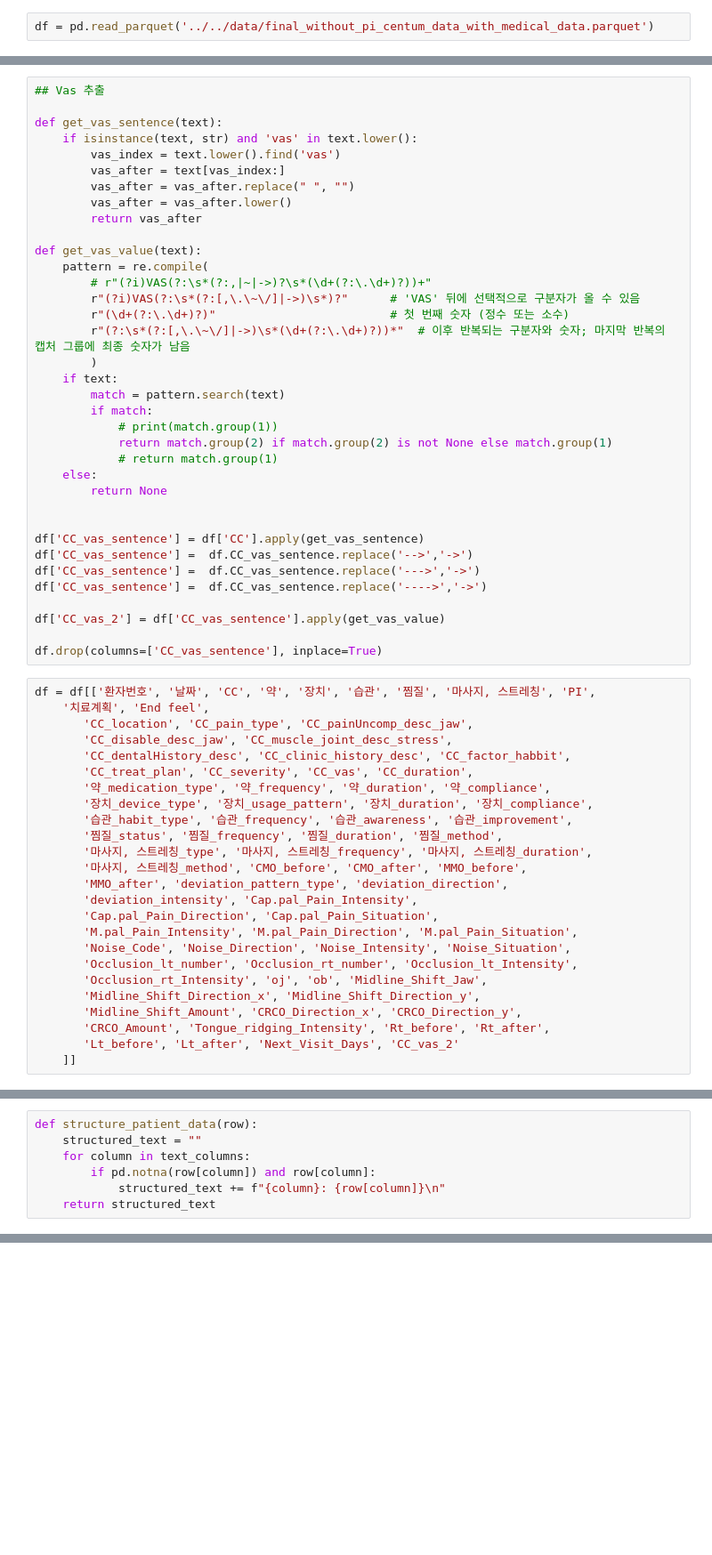
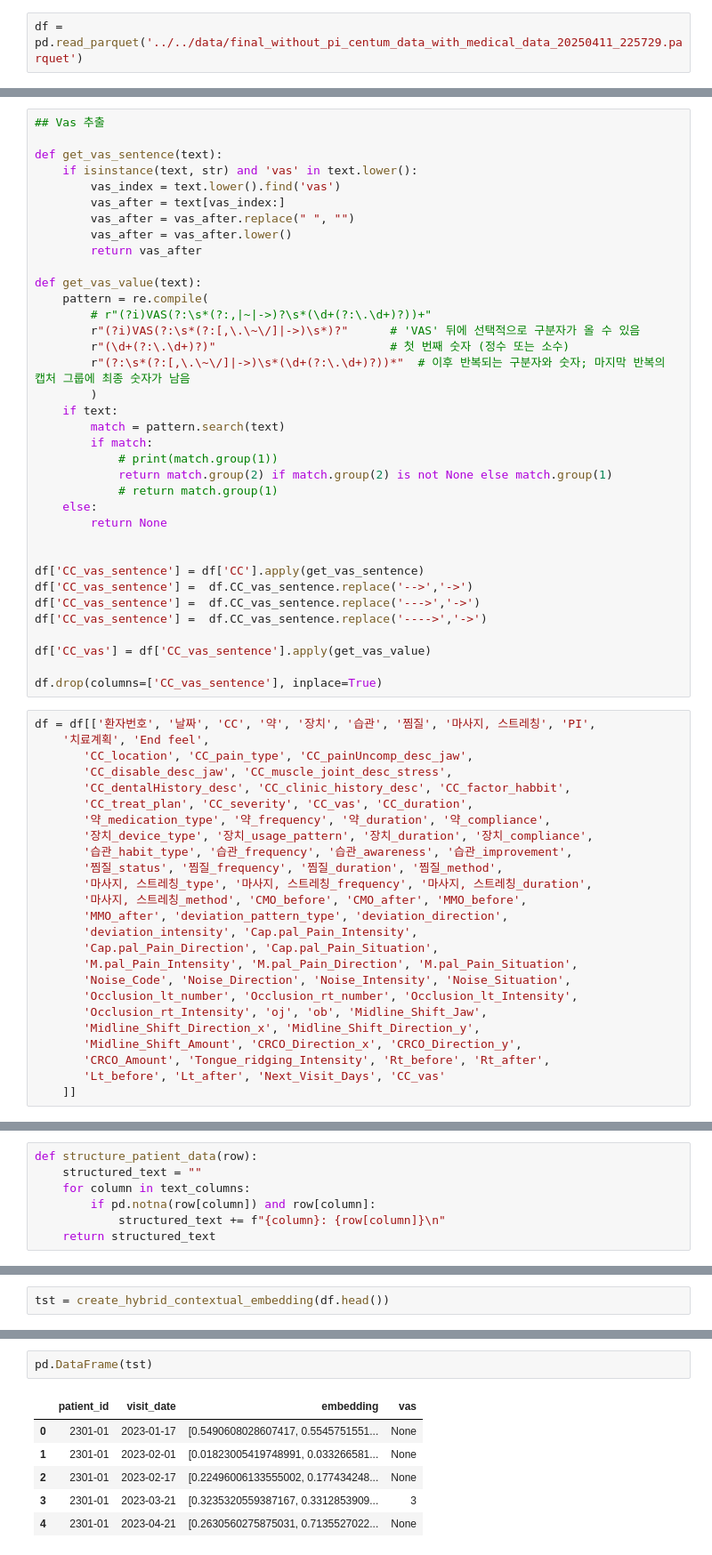
Before and after one commit to skadudd/prj_centum, a Jupyter notebook: gpt_classifier/classifier.ipynb, the cells around one changed output, grey strips where cells are left out. Shown at 89% size. Cells and saved outputs as stored; diff of their text form; blank space fills up the shorter version.

```diff
--- a/gpt_classifier/classifier.ipynb
+++ b/gpt_classifier/classifier.ipynb
@@ -22,5 +22,5 @@ pd.set_option('display.max_colwidth', 100)
 # %%
-df = pd.read_parquet('../../data/final_without_pi_centum_data_with_medical_data.parquet')
+df = pd.read_parquet('../../data/final_without_pi_centum_data_with_medical_data_20250411_225729.parquet')
 # %%
 df.columns
 # %% [output]
@@ -113,7 +113,7 @@ df['CC_vas_sentence'] =  df.CC_vas_sentence.replace('-->','->')
 df['CC_vas_sentence'] =  df.CC_vas_sentence.replace('--->','->')
 df['CC_vas_sentence'] =  df.CC_vas_sentence.replace('---->','->')
 
-df['CC_vas_2'] = df['CC_vas_sentence'].apply(get_vas_value)
+df['CC_vas'] = df['CC_vas_sentence'].apply(get_vas_value)
 
 df.drop(columns=['CC_vas_sentence'], inplace=True)
 # %%
@@ -139,7 +139,7 @@ df = df[['환자번호', '날짜', 'CC', '약', '장치', '습관', '찜질', '
        'Midline_Shift_Direction_x', 'Midline_Shift_Direction_y',
        'Midline_Shift_Amount', 'CRCO_Direction_x', 'CRCO_Direction_y',
        'CRCO_Amount', 'Tongue_ridging_Intensity', 'Rt_before', 'Rt_after',
-       'Lt_before', 'Lt_after', 'Next_Visit_Days', 'CC_vas_2'
+       'Lt_before', 'Lt_after', 'Next_Visit_Days', 'CC_vas'
     ]]
 # %%
 df.info()
@@ -203,0 +580,2 @@ combined_df
+# %%
+tst = create_hybrid_contextual_embedding(df.head())
@@ -203,0 +600,9 @@ combined_df
+# %%
+pd.DataFrame(tst)
+# %% [output]
+|  | patient_id | visit_date | embedding | vas |
+| 0 | 2301-01 | 2023-01-17 | [0.5490608028607417, 0.5545751551... | None |
+| 1 | 2301-01 | 2023-02-01 | [0.01823005419748991, 0.033266581... | None |
+| 2 | 2301-01 | 2023-02-17 | [0.22496006133555002, 0.177434248... | None |
+| 3 | 2301-01 | 2023-03-21 | [0.3235320559387167, 0.3312853909... | 3 |
+| 4 | 2301-01 | 2023-04-21 | [0.2630560275875031, 0.7135527022... | None |
```
Also changed, not shown: parts of 12 cells of this notebook.
